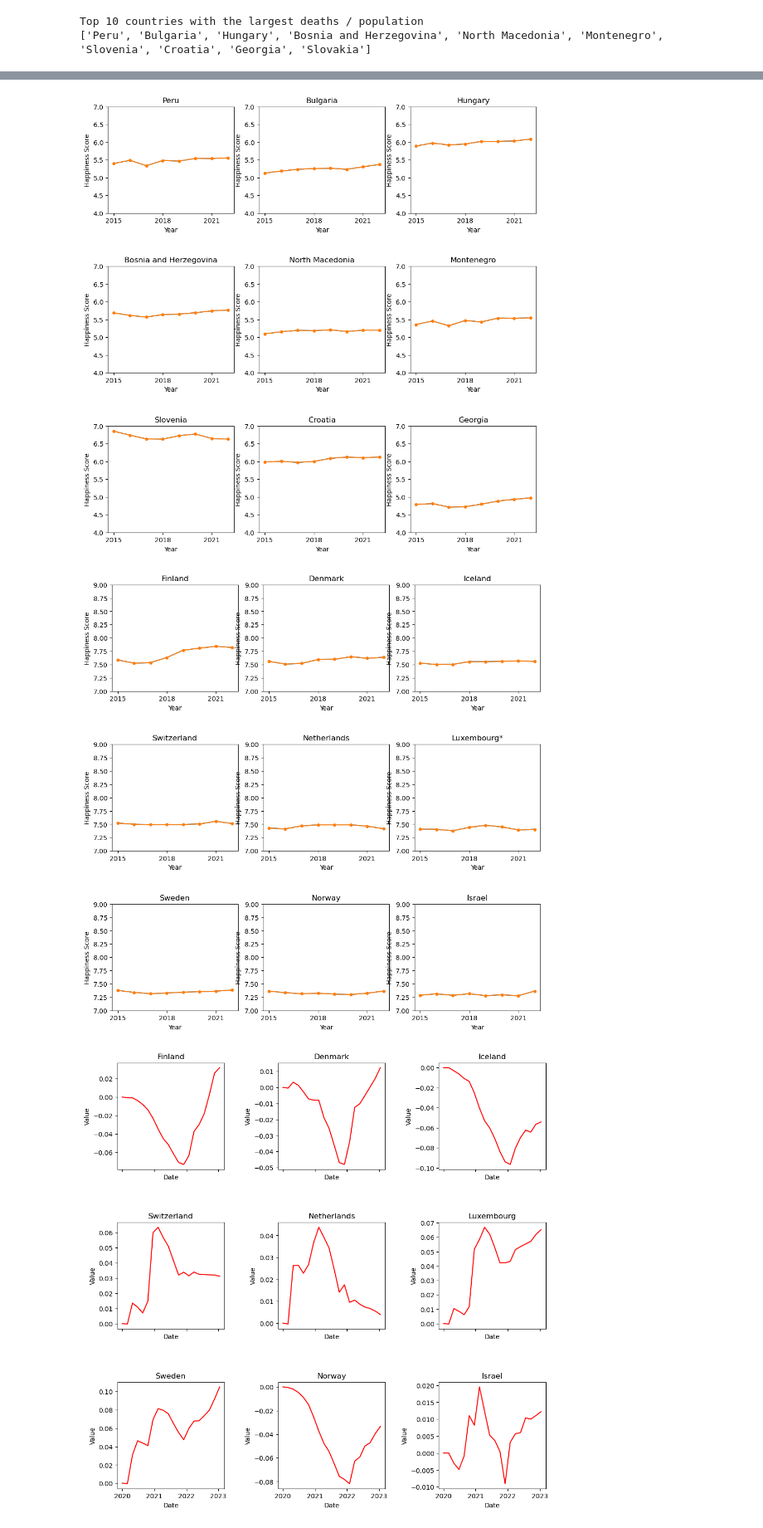
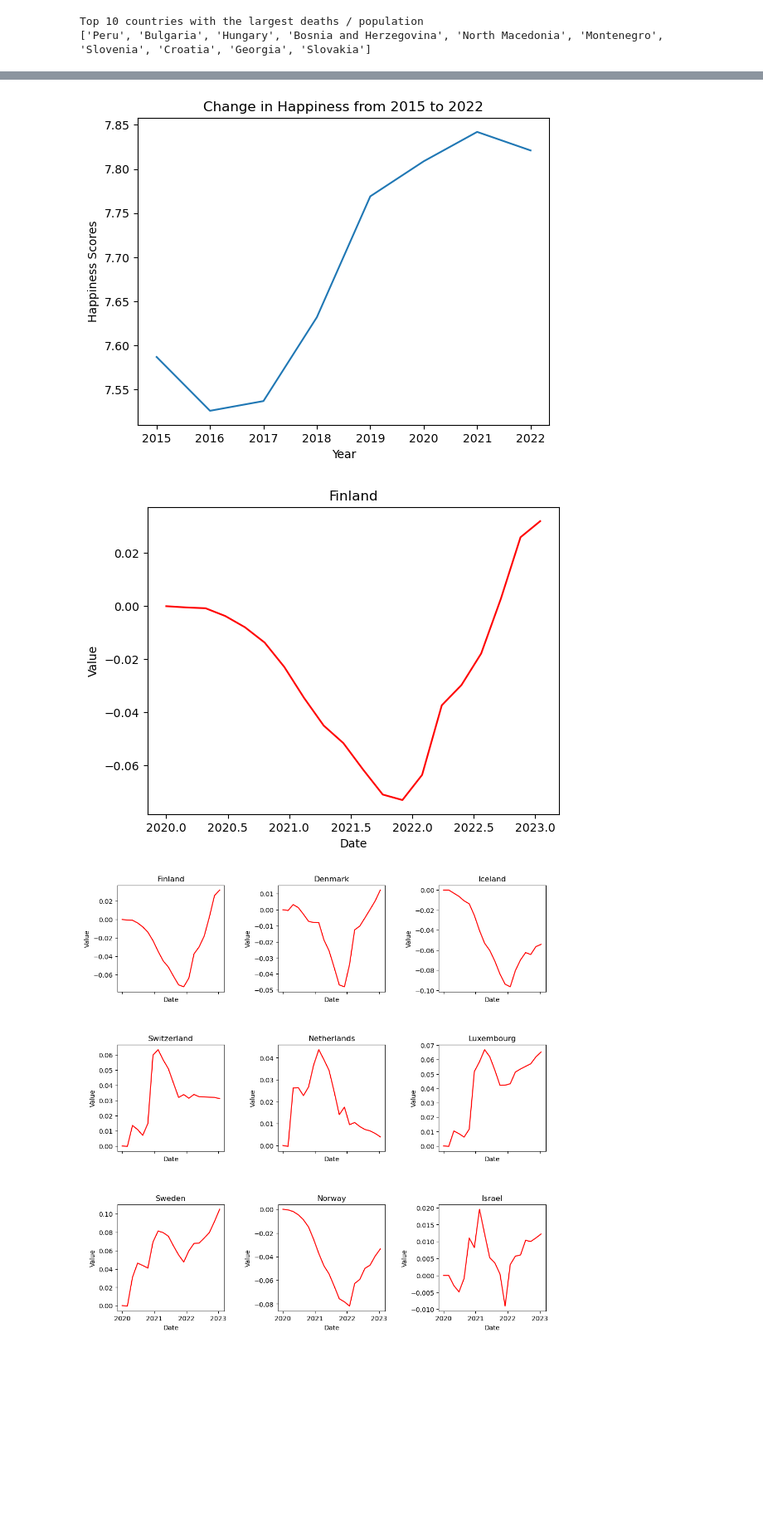
Before and after one commit to zadkhan/BigData_FinalProject, a Jupyter notebook: happy_covid.ipynb, the cells around one changed output, grey strips where cells are left out. Shown: that part at 83% size. Drawn from its saved outputs; the diff is of its cells as text; code cells hidden in the pictures; blank space fills up the shorter version.

```diff
--- a/happy_covid.ipynb
+++ b/happy_covid.ipynb
@@ -171,10 +173,17 @@ def get_happiness_scores(country_name):
     happiness_scores = happy_df.loc[mask, 'Happiness Score'].tolist()
     return happiness_scores
 
-def plot_country(happiness_scores):
+def plot_country_happy(happiness_scores):
     years = range(2015, 2023)
     plt.plot(years, happiness_scores)
     plt.xlabel('Year')
     plt.ylabel('Happiness Scores')
     plt.title('Change in Happiness from 2015 to 2022')
     plt.show()
+
+def plot_country_death(country):
+    plt.plot(relative_death_per_pop["date_y"], relative_death_per_pop[country], color='red')
+    plt.title(country)
+    plt.xlabel('Date')
+    plt.ylabel('Value')
+    plt.show()
@@ -254,21 +252,48 @@ plot_countries_realtive_deaths(highest_cols)
 # %%
-plot_countries_happiness(highest_cols)
+# Things I'd like to accomplish
+
+# Create a function that looks at both happiness & covid side by side, just those two, color cordinated
+# Look at the top 10 happiest countries for 2022 & top 10 least happy countries
+# Look at top 10 highest covid rates
+# Look at countries which notoriously did well - New Zealand, Senegal
+# Look at "powerful countries" - USA, UK, China, France, Germany
-# %% [output]
-[figure, removed]
 # %%
-def get_happiest_countries_2022():
-    # filter rows with year equal to 2022
-    happy_2022 = happy_df.loc[happy_df['Year'] == 2022]
+def get_happiness_scores(country_name):
+    mask = happy_df['Country'] == country_name
+    happiness_scores = happy_df.loc[mask, 'Happiness Score'].tolist()
+    return happiness_scores
 
-    # sort values by happiness score in descending order
-    sorted_happy = happy_2022.sort_values(by='Happiness Score', ascending=False)
+def plot_country_happy(happiness_scores):
+    years = range(2015, 2023)
+    plt.plot(years, happiness_scores)
+    plt.xlabel('Year')
+    plt.ylabel('Happiness Scores')
+    plt.title('Change in Happiness from 2015 to 2022')
+    plt.show()
 
-    # return the list of country names in descending order of happiness score
-    return list(sorted_happy['Country'][:9])
+def plot_country_death(country):
+    plt.plot(relative_death_per_pop["date_y"], relative_death_per_pop[country], color='red')
+    plt.title(country)
+    plt.xlabel('Date')
+    plt.ylabel('Value')
+    plt.show()
 # %%
-plot_countries_happiness(get_happiest_countries_2022(), 7, 9)
+def overlayed_graphs(country_name):
+    fig, ax1 = plt.subplots()
+    years = range(2003, 2023)
+    happy_scores = get_happiness_scores(country_name)
+    death_scores = relative_death_per_pop[country].tolist()
+
+
+    ax1.plot(years, happy_scores)
+    ax2 = ax1.twinx()
+    ax2.plot(years, death_scores)
-# %% [output]
-[figure, removed]
+# %%
+plot_country_happy(get_happiness_scores("Finland"))
+plot_country_death("Finland")
+# %% [output]
+[figure, added]
+[figure, added]
 # %%
 a = get_happiest_countries_2022()
 lux_index = a.index('Luxembourg*')
```
Also changed, not shown: parts of 9 cells of this notebook.
